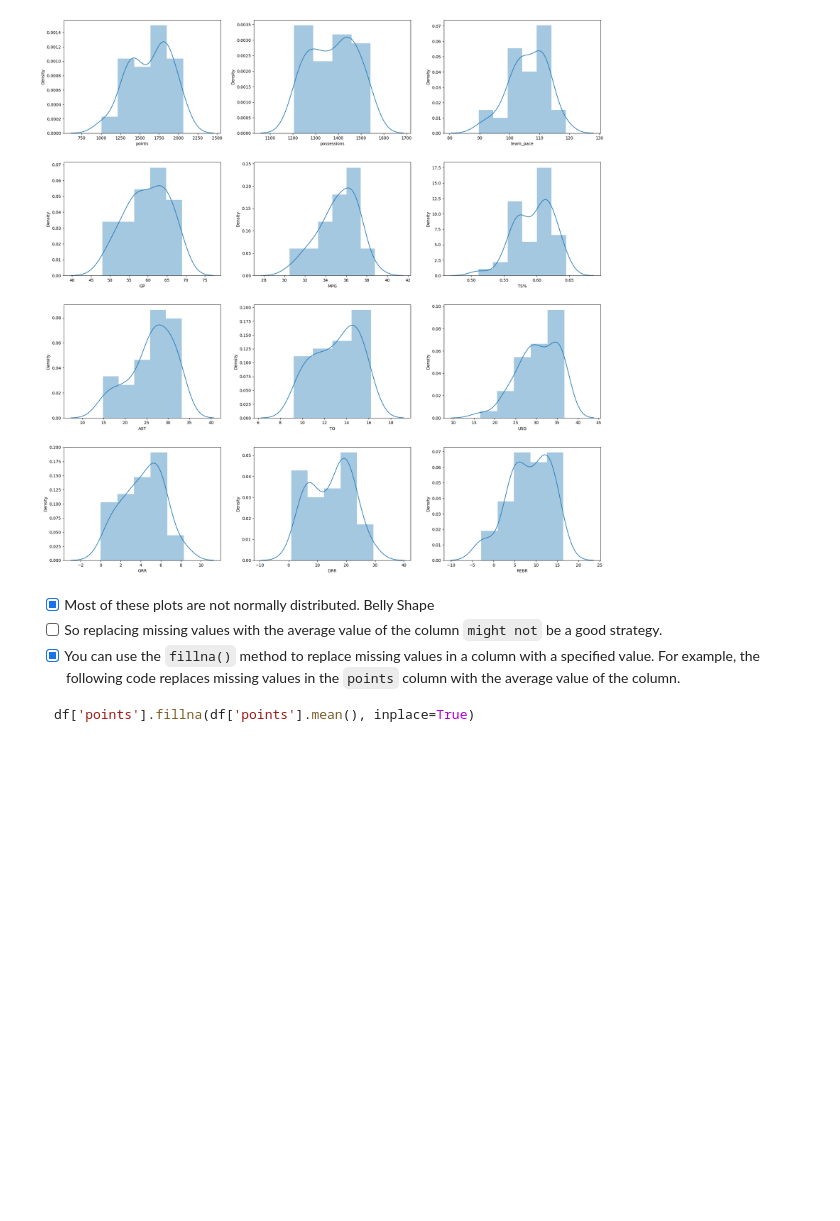
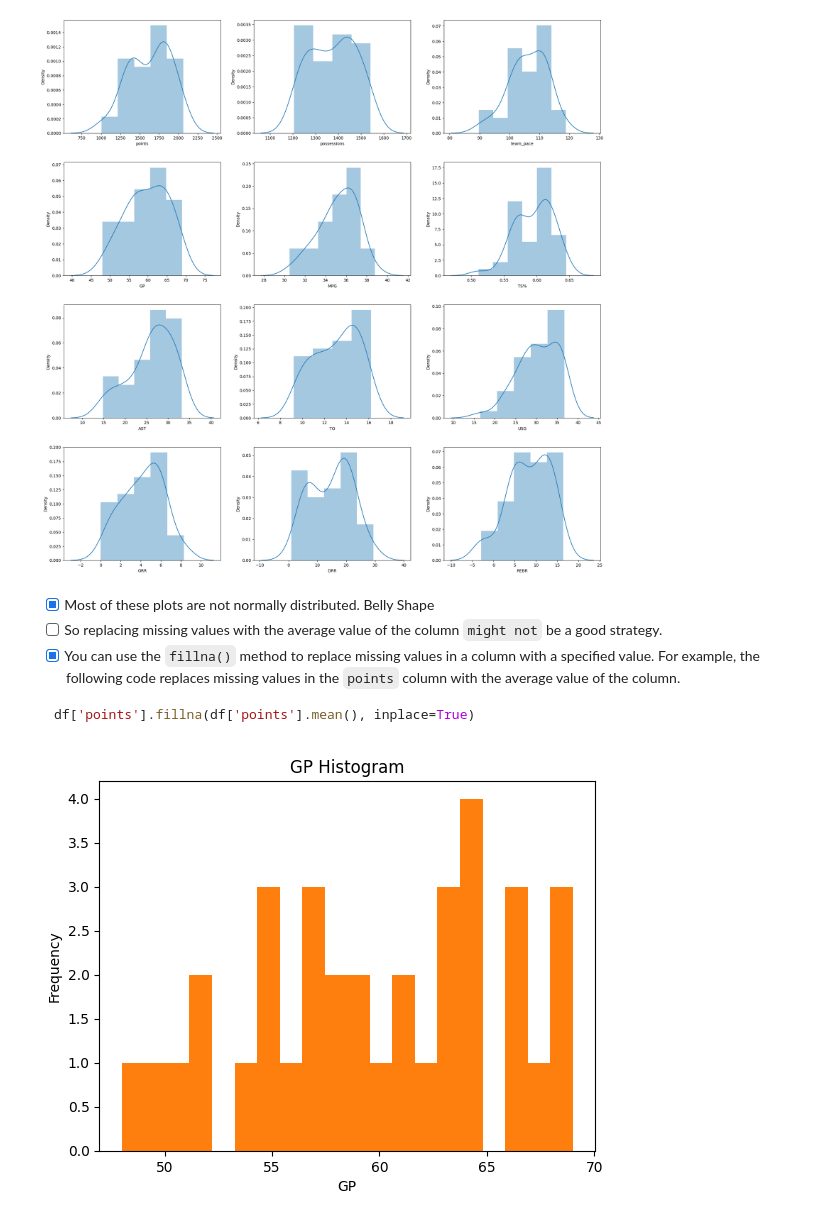
Before and after one commit to Mfundo-debug/space-jam-anl, a Jupyter notebook: space-jam.ipynb, the cells around one changed output. Drawn from its saved outputs; the diff is of its cells as text; code cells hidden in the pictures; blank space fills up the shorter version.

````diff
--- a/space-jam.ipynb
+++ b/space-jam.ipynb
@@ -339,3 +339,12 @@ plt.show()
 ```python
 df['points'].fillna(df['points'].mean(), inplace=True)
 ```
+# %%
+#histogram for 'GP' column
+plt.hist(data['GP'], bins=20)
+plt.xlabel('GP')
+plt.ylabel('Frequency')
+plt.title('GP Histogram')
+plt.show()
+# %% [output]
+[figure, added]
````
Also changed, not shown: parts of 15 cells of this notebook.
